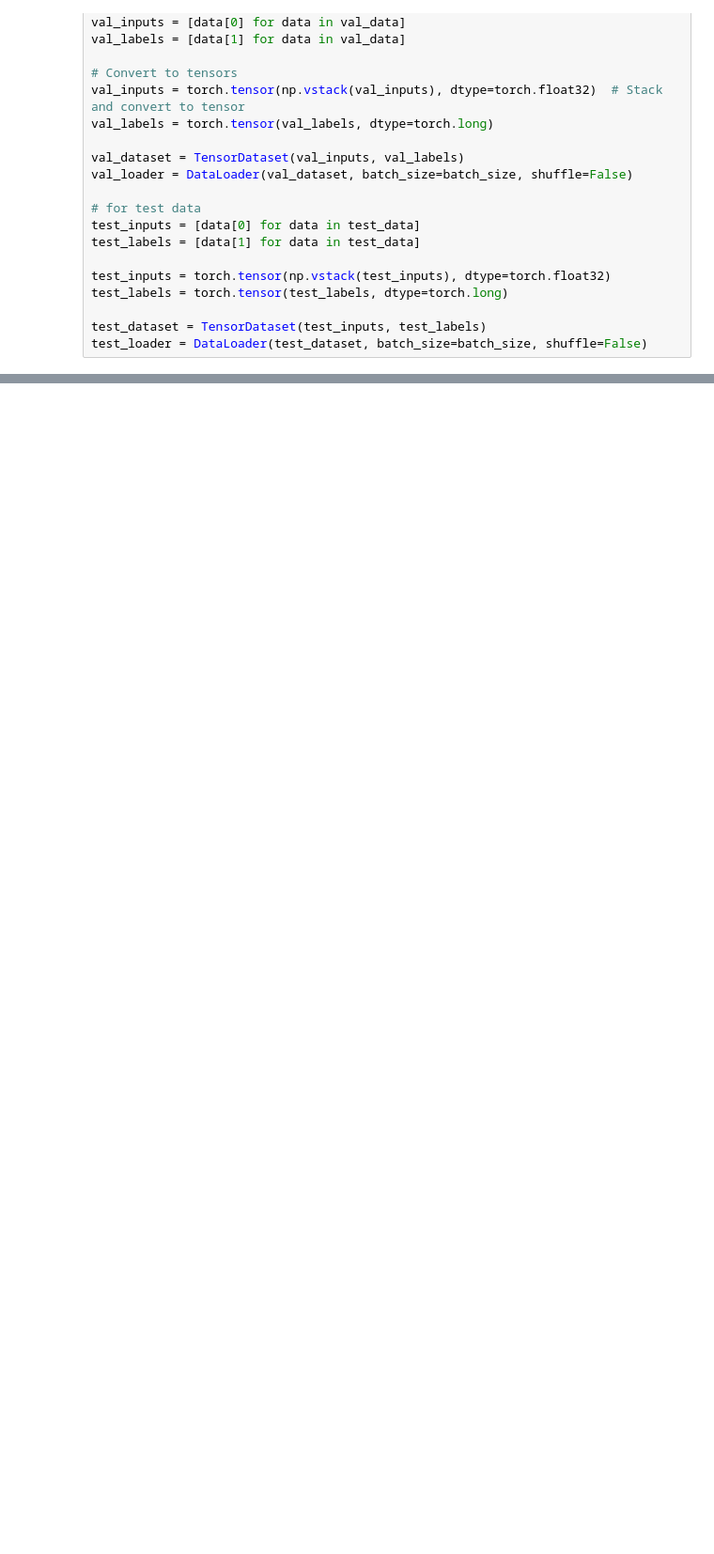
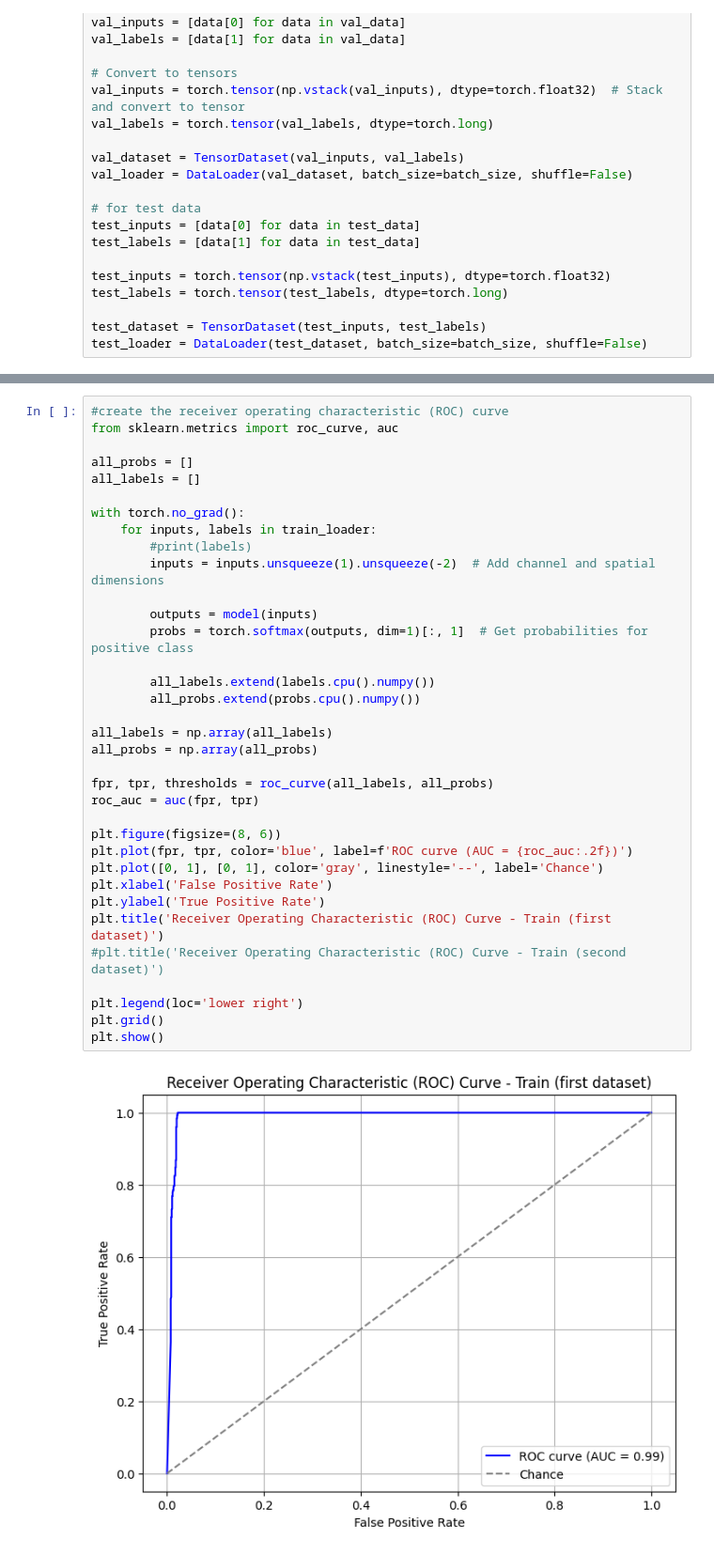
Before and after one commit to paul-dobre/IMU-FALL, a Jupyter notebook: IMU_Fall_Main binary 1.ipynb, the cells around one changed output, grey strips where cells are left out. Shown: that part at 94% size. Drawn from its saved outputs; the diff is of its cells as text; blank space fills up the shorter version.

Commit message:
ROC curves

```diff
--- a/IMU_Fall_Main binary 1.ipynb
+++ b/IMU_Fall_Main binary 1.ipynb
@@ -829,0 +861,37 @@ array([[1075,   18],
+# %%
+#create the receiver operating characteristic (ROC) curve
+from sklearn.metrics import roc_curve, auc
+
+all_probs = []
+all_labels = []
+
+with torch.no_grad():
+    for inputs, labels in train_loader:
+        #print(labels)
+        inputs = inputs.unsqueeze(1).unsqueeze(-2)  # Add channel and spatial dimensions
+
+        outputs = model(inputs)
+        probs = torch.softmax(outputs, dim=1)[:, 1]  # Get probabilities for positive class
+
+        all_labels.extend(labels.cpu().numpy())
+        all_probs.extend(probs.cpu().numpy())
+
+all_labels = np.array(all_labels)
+all_probs = np.array(all_probs)
+
+fpr, tpr, thresholds = roc_curve(all_labels, all_probs)
+roc_auc = auc(fpr, tpr)
+
+plt.figure(figsize=(8, 6))
+plt.plot(fpr, tpr, color='blue', label=f'ROC curve (AUC = {roc_auc:.2f})')
+plt.plot([0, 1], [0, 1], color='gray', linestyle='--', label='Chance')
+plt.xlabel('False Positive Rate')
+plt.ylabel('True Positive Rate')
+plt.title('Receiver Operating Characteristic (ROC) Curve - Train (first dataset)')
+#plt.title('Receiver Operating Characteristic (ROC) Curve - Train (second dataset)')
+
+plt.legend(loc='lower right')
+plt.grid()
+plt.show()
+# %% [output]
+[figure, added]
```
Also changed, not shown: parts of 9 cells of this notebook.
